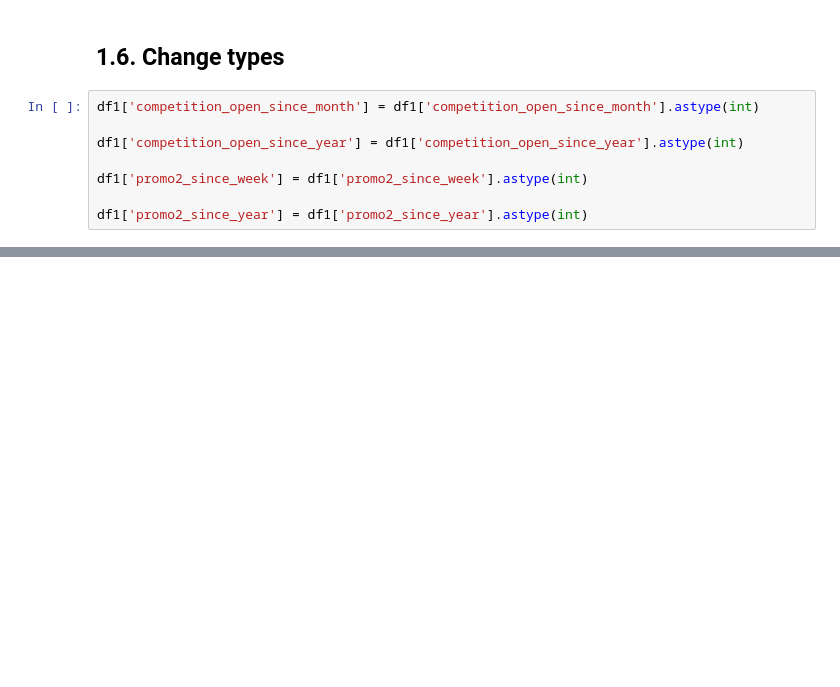
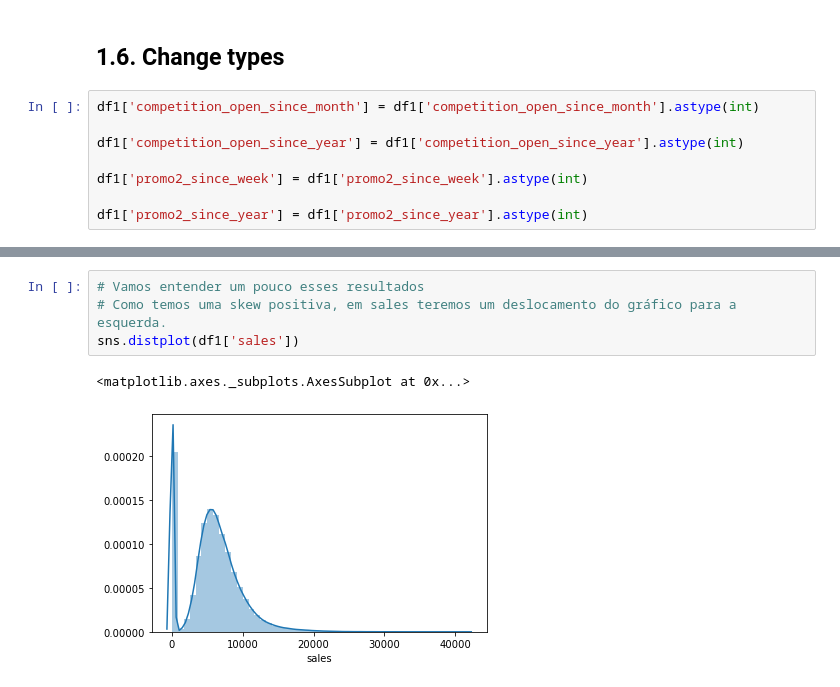
Before and after one commit to pblcarvalho/house, a Jupyter notebook: my_project_test.ipynb, the cells around one changed output, grey strips where cells are left out. Drawn from its saved outputs; the diff is of its cells as text; blank space fills up the shorter version.

```diff
--- a/my_project_test.ipynb
+++ b/my_project_test.ipynb
@@ -129,0 +174,7 @@ df1['promo2_since_year'] = df1['promo2_since_year'].astype(int)
+# %%
+# Vamos entender um pouco esses resultados
+# Como temos uma skew positiva, em sales teremos um deslocamento do gráfico para a esquerda.
+sns.distplot(df1['sales'])
+# %% [output]
+<matplotlib.axes._subplots.AxesSubplot at 0x...>
+[figure, added]
```
Also changed, not shown: parts of 13 cells of this notebook.
